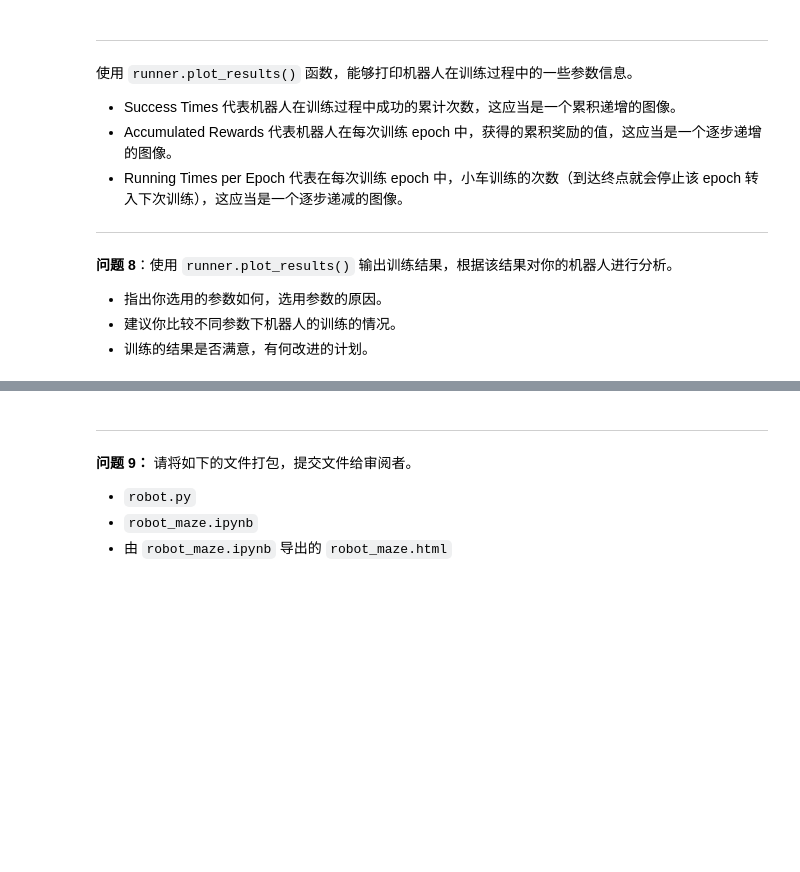
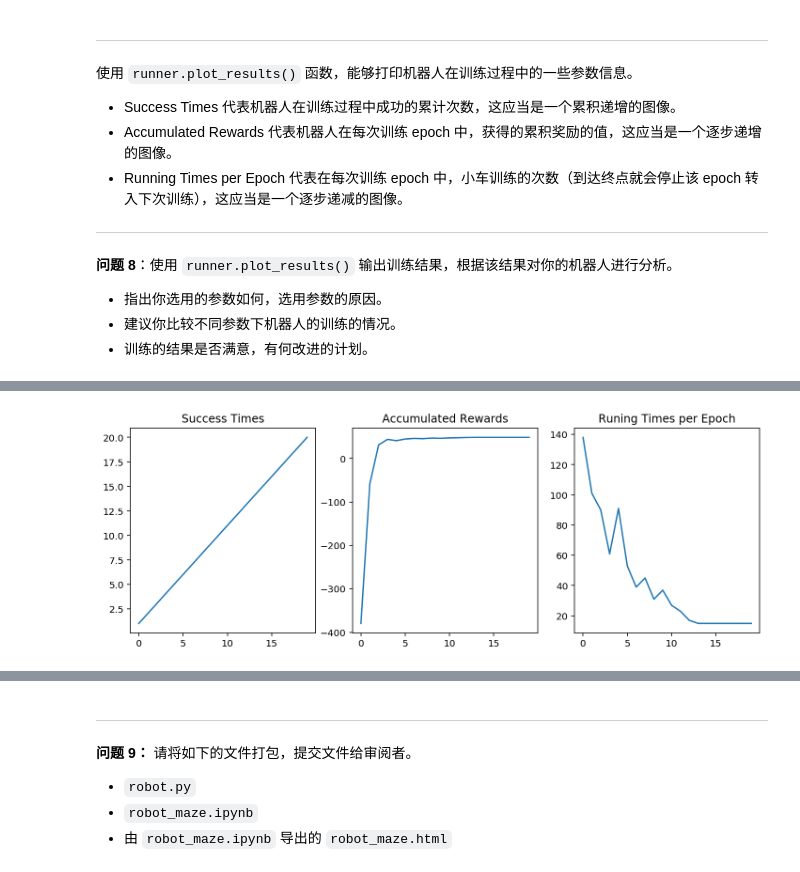
Before and after one commit to Elvirasun28/Qlearning_maze, a Jupyter notebook: robot_maze.ipynb, the cells around one changed output, grey strips where cells are left out. Drawn from its saved outputs; the diff is of its cells as text; code cells hidden in the pictures; blank space fills up the shorter version.

```diff
--- a/robot_maze.ipynb
+++ b/robot_maze.ipynb
@@ -263,0 +276,18 @@ trap_number = 1
+# %%
+## version 2
+epoch2 = 20
+
+epsilon0_2 = 0.2
+alpha2 = 0.5
+gamma2 = 0.9
+
+maze_size2 = (6,6)
+trap_number2 = 1
+
+g = Maze(maze_size=maze_size2,trap_number=trap_number2)
+r = Robot(g,alpha=alpha2, epsilon0=epsilon0_2, gamma=gamma2)
+r.set_status(learning=True)
+
+runner2 = Runner(r, g)
+runner2.run_training(epoch2, display_direction=True)
+runner2.generate_movie(filename = "final2.mp4") # 你可以注释该行代码，加快运行速度，不过你就无法观察到视频了。
@@ -293,0 +353,4 @@ runner.plot_results()
+# %%
+runner2.plot_results()
+# %% [output]
+[figure, added]
```
Also changed, not shown: parts of 11 cells of this notebook, 5 other files.
